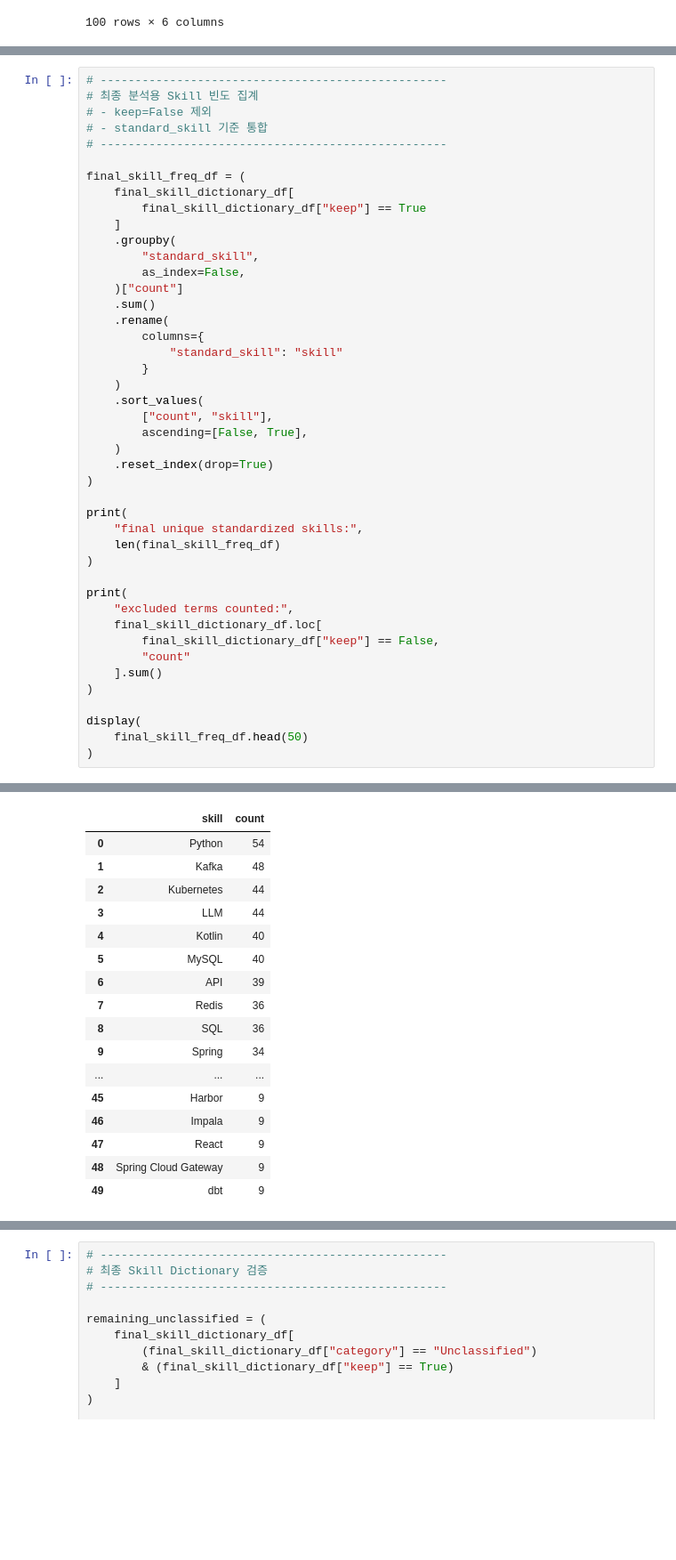
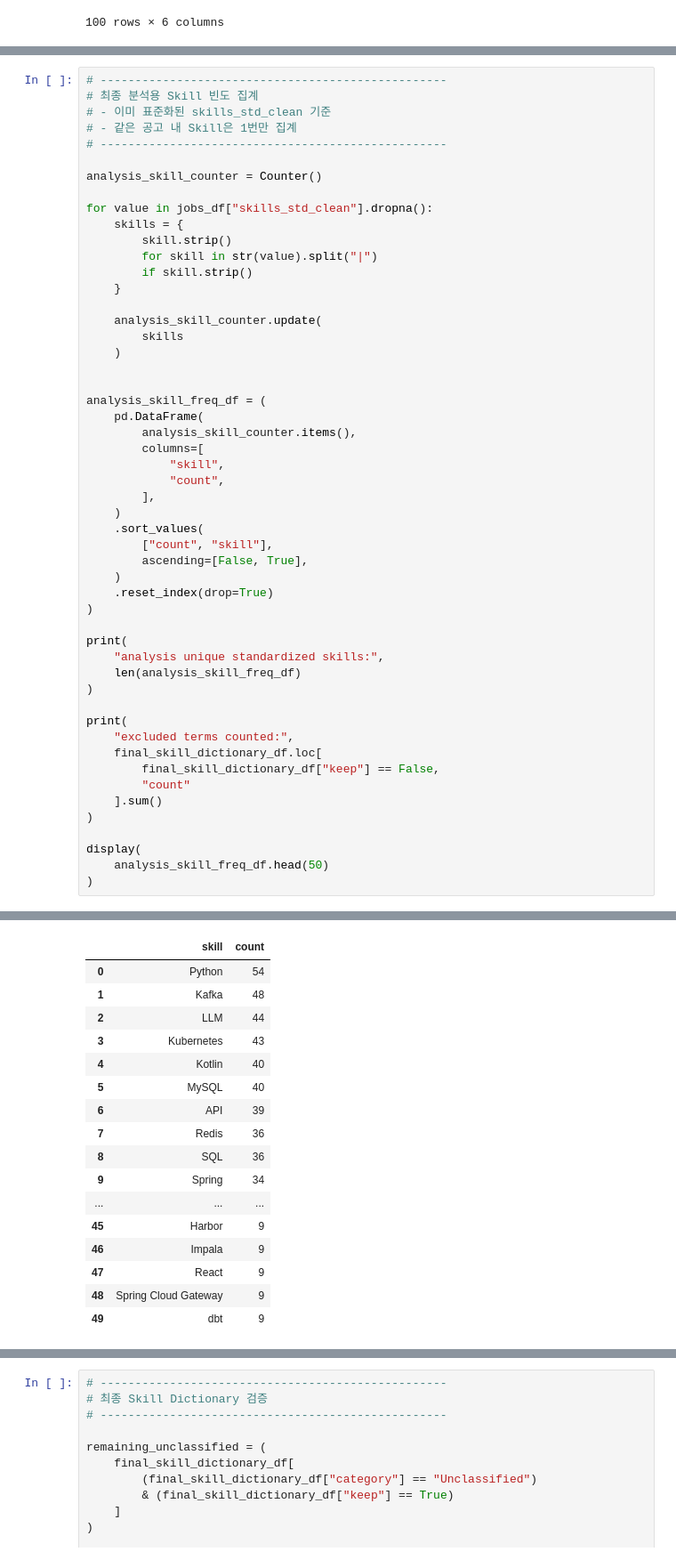
Before and after one commit to llunh/SkillBridge, a Jupyter notebook: notebooks/04_c_preprocessing.ipynb, the cells around one changed output, grey strips where cells are left out. Shown at 89% size. Drawn from its saved outputs; the diff is of its cells as text; blank space fills up the shorter version.

Commit message:
fix: normalize and deduplicate skills per job

```diff
--- a/notebooks/04_c_preprocessing.ipynb
+++ b/notebooks/04_c_preprocessing.ipynb
@@ -2309,23 +2368,31 @@ display(final_skill_dictionary_df.head(100))
 # %%
 # --------------------------------------------------
 # 최종 분석용 Skill 빈도 집계
-# - keep=False 제외
-# - standard_skill 기준 통합
+# - 이미 표준화된 skills_std_clean 기준
+# - 같은 공고 내 Skill은 1번만 집계
 # --------------------------------------------------
 
-final_skill_freq_df = (
-    final_skill_dictionary_df[
-        final_skill_dictionary_df["keep"] == True
-    ]
-    .groupby(
-        "standard_skill",
-        as_index=False,
-    )["count"]
-    .sum()
-    .rename(
-        columns={
-            "standard_skill": "skill"
-        }
+analysis_skill_counter = Counter()
+
+for value in jobs_df["skills_std_clean"].dropna():
+    skills = {
+        skill.strip()
+        for skill in str(value).split("|")
+        if skill.strip()
+    }
+
+    analysis_skill_counter.update(
+        skills
+    )
+
+
+analysis_skill_freq_df = (
+    pd.DataFrame(
+        analysis_skill_counter.items(),
+        columns=[
+            "skill",
+            "count",
+        ],
     )
     .sort_values(
         ["count", "skill"],
@@ -2335,8 +2402,8 @@ final_skill_freq_df = (
 )
 
 print(
-    "final unique standardized skills:",
-    len(final_skill_freq_df)
+    "analysis unique standardized skills:",
+    len(analysis_skill_freq_df)
 )
 
 print(
@@ -2348,6 +2415,6 @@ print(
 )
 
 display(
-    final_skill_freq_df.head(50)
+    analysis_skill_freq_df.head(50)
 )
 # %% [output]
@@ -2355,9 +2422,9 @@ final unique standardized skills: 257
 excluded terms counted: 41
 |  | skill | count |
 | 0 | Python | 54 |
 | 1 | Kafka | 48 |
-| 2 | Kubernetes | 44 |
-| 3 | LLM | 44 |
+| 2 | LLM | 44 |
+| 3 | Kubernetes | 43 |
 | 4 | Kotlin | 40 |
 | 5 | MySQL | 40 |
 | 6 | API | 39 |
```
Also changed, not shown: parts of 5 cells of this notebook, 1 other file.
